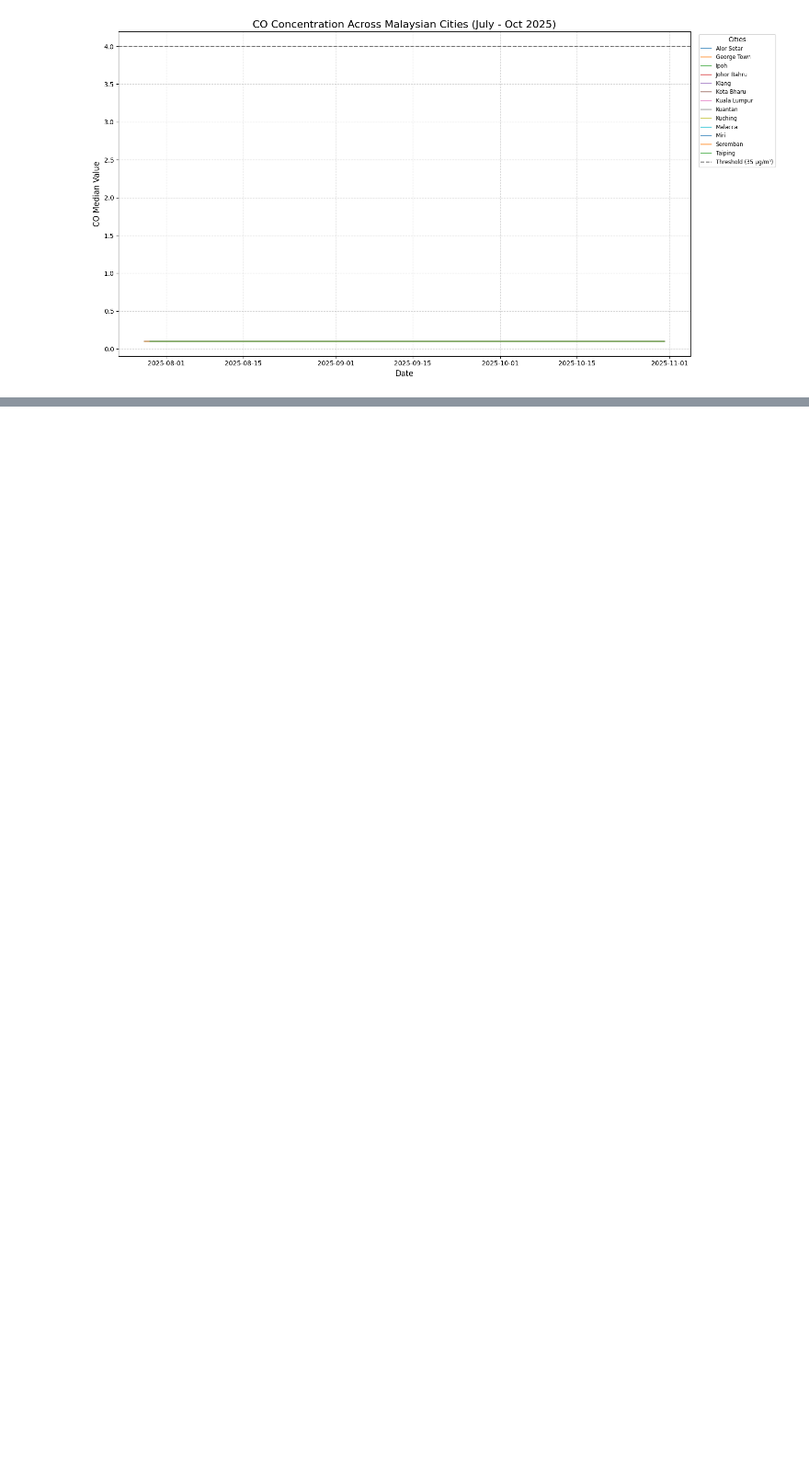
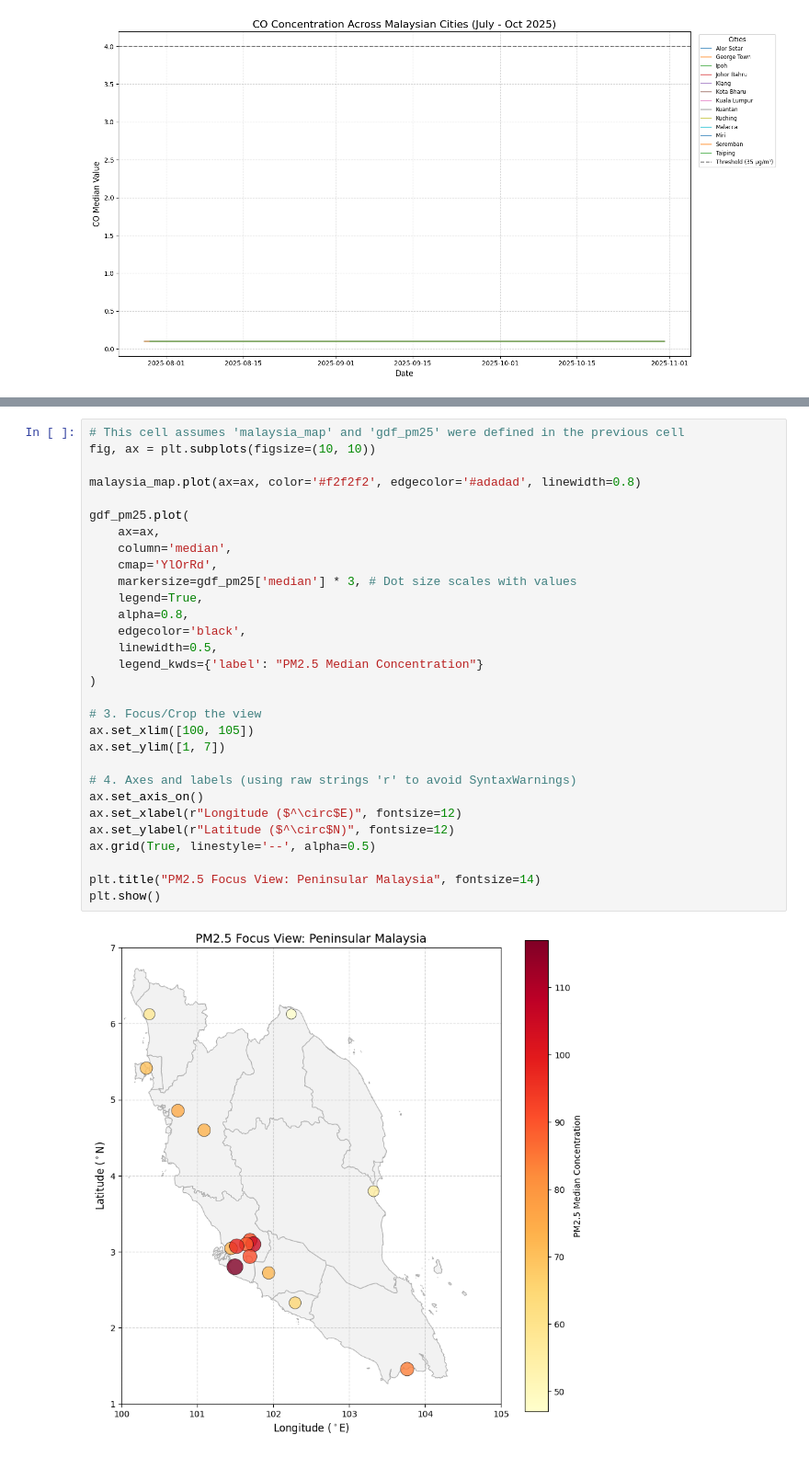
Before and after one commit to muzaffarizamuddin/P166246_Data_Management_Final_Report, a Jupyter notebook: historical_AQI_data_combine.ipynb, the cells around one changed output, grey strips where cells are left out. Shown at 92% size. Saved outputs shown, nothing was run; the diff lists cells and outputs as text; blank space fills up the shorter version.

```diff
--- a/historical_AQI_data_combine.ipynb
+++ b/historical_AQI_data_combine.ipynb
@@ -624,0 +739,32 @@ Next, we will focus our analysis on PM2.5 as this is shown to be the main pollut
+# %%
+# This cell assumes 'malaysia_map' and 'gdf_pm25' were defined in the previous cell
+fig, ax = plt.subplots(figsize=(10, 10))
+
+malaysia_map.plot(ax=ax, color='#f2f2f2', edgecolor='#adadad', linewidth=0.8)
+
+gdf_pm25.plot(
+    ax=ax,
+    column='median',
+    cmap='YlOrRd',
+    markersize=gdf_pm25['median'] * 3, # Dot size scales with values
+    legend=True,
+    alpha=0.8,
+    edgecolor='black',
+    linewidth=0.5,
+    legend_kwds={'label': "PM2.5 Median Concentration"}
+)
+
+# 3. Focus/Crop the view
+ax.set_xlim([100, 105])
+ax.set_ylim([1, 7])
+
+# 4. Axes and labels (using raw strings 'r' to avoid SyntaxWarnings)
+ax.set_axis_on()
+ax.set_xlabel(r"Longitude ($^\circ$E)", fontsize=12)
+ax.set_ylabel(r"Latitude ($^\circ$N)", fontsize=12)
+ax.grid(True, linestyle='--', alpha=0.5)
+
+plt.title("PM2.5 Focus View: Peninsular Malaysia", fontsize=14)
+plt.show()
+# %% [output]
+[figure, added]
```
Also changed, not shown: parts of 6 cells of this notebook.
